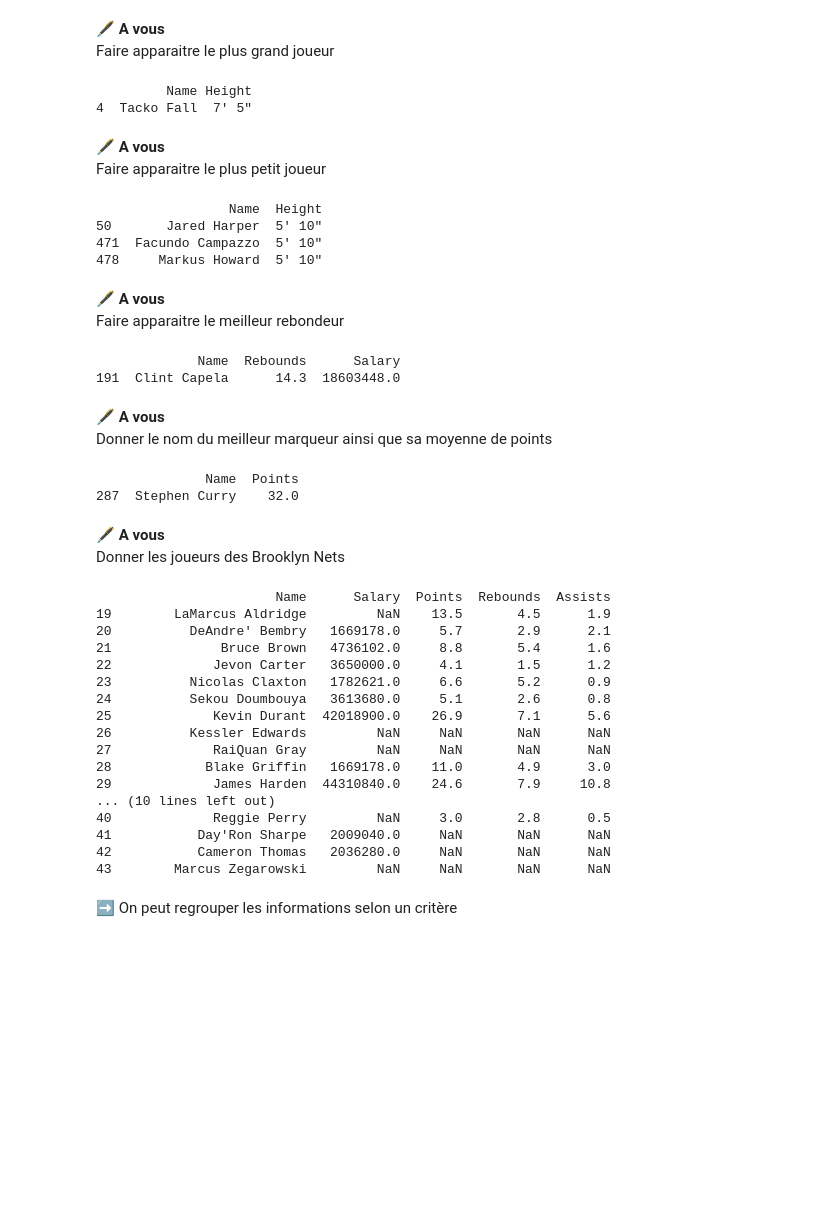
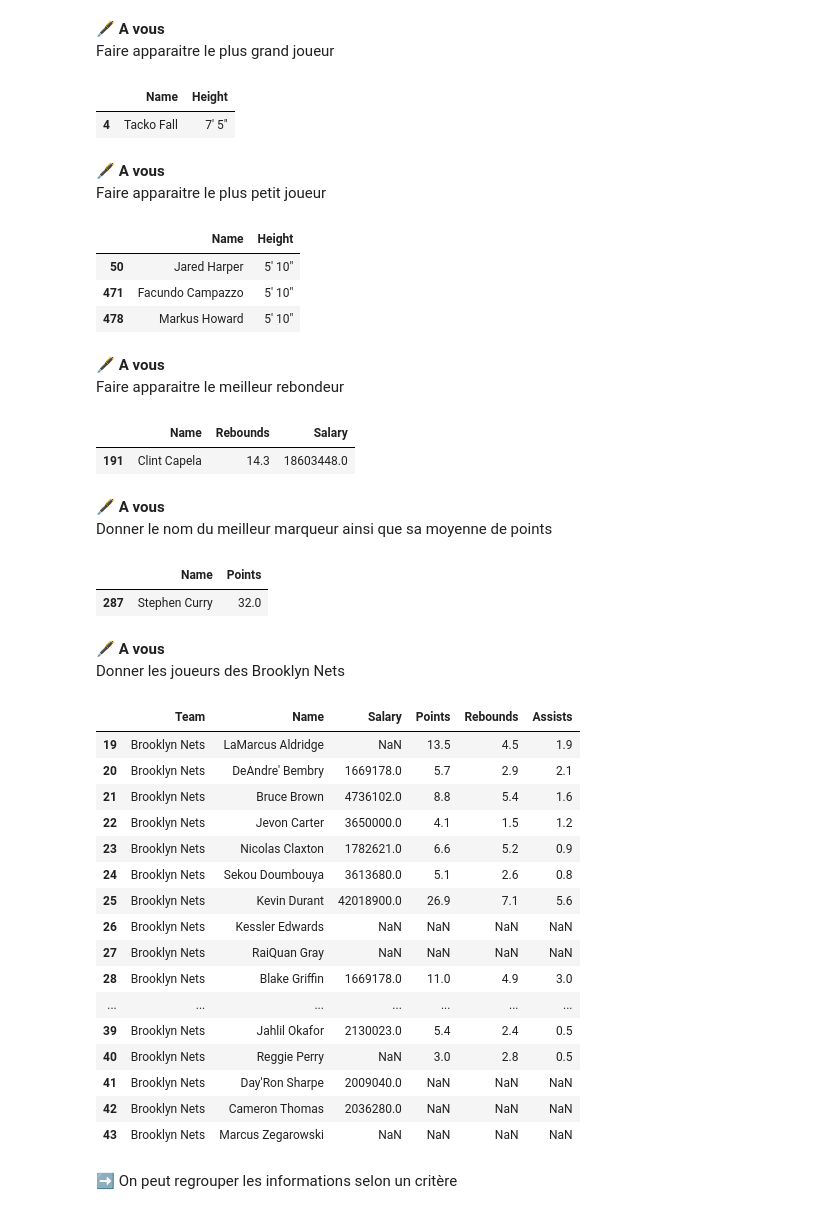
Before and after one commit to nsimeyroneinc/NSI1_2022_2023, a Jupyter notebook: docs/TraitementDonnees/TP20_Prof_Manipulation_fichier_CSV_avec_bibliotheque_Pandas.ipynb, the cells around one changed output. Cells and saved outputs as stored; diff of their text form; code cells hidden in the pictures; blank space fills up the shorter version.

```diff
--- a/docs/TraitementDonnees/TP20_Prof_Manipulation_fichier_CSV_avec_bibliotheque_Pandas.ipynb
+++ b/docs/TraitementDonnees/TP20_Prof_Manipulation_fichier_CSV_avec_bibliotheque_Pandas.ipynb
@@ -384,64 +382,59 @@ Name: 64, dtype: object
 **&#x1F58B; A vous**
 Faire apparaitre le plus grand joueur
 # %%
-result = df[df["Height"].max() == df["Height"]][["Name","Height"]].iloc[:]  # 0 signifie qu'on affiche le premier joueur correspondant à la condition
-print(result)
+df[df["Height"].max() == df["Height"]][["Name","Height"]].iloc[:]  # 0 signifie qu'on affiche le premier joueur correspondant à la condition
 # %% [output]
-         Name Height
-4  Tacko Fall  7' 5"
+|  | Name | Height |
+| 4 | Tacko Fall | 7' 5" |
 # %% [markdown]
 **&#x1F58B; A vous**
 Faire apparaitre le plus petit joueur
 # %%
-result = df[df["Height"].min() == df["Height"]][["Name","Height"]].iloc[:]  # 0 signifie qu'on affiche le premier joueur correspondant à la condition
-print(result)
+df[df["Height"].min() == df["Height"]][["Name","Height"]].iloc[:]  # 0 signifie qu'on affiche le premier joueur correspondant à la condition
 # %% [output]
-                 Name  Height
-50       Jared Harper  5' 10"
-471  Facundo Campazzo  5' 10"
-478     Markus Howard  5' 10"
+|  | Name | Height |
+| 50 | Jared Harper | 5' 10" |
+| 471 | Facundo Campazzo | 5' 10" |
+| 478 | Markus Howard | 5' 10" |
 # %% [markdown]
 **&#x1F58B; A vous**
 Faire apparaitre le meilleur rebondeur
 # %%
-result = df[df["Rebounds"].max() == df["Rebounds"]][["Name","Rebounds",'Salary']].iloc[:]  # 0 signifie qu'on affiche le premier joueur correspondant à la condition
-print(result)
+df[df["Rebounds"].max() == df["Rebounds"]][["Name","Rebounds",'Salary']].iloc[:]  # 0 signifie qu'on affiche le premier joueur correspondant à la condition
 # %% [output]
-             Name  Rebounds      Salary
-191  Clint Capela      14.3  18603448.0
+|  | Name | Rebounds | Salary |
+| 191 | Clint Capela | 14.3 | 18603448.0 |
 # %% [markdown]
 **&#x1F58B; A vous**
 Donner le nom du meilleur marqueur ainsi que sa moyenne de points
 # %%
-result = df[df["Points"].max() == df["Points"]][["Name","Points"]].iloc[:]  # 0 signifie qu'on affiche le premier joueur correspondant à la condition
-print(result)
+df[df["Points"].max() == df["Points"]][["Name","Points"]].iloc[:]  # 0 signifie qu'on affiche le premier joueur correspondant à la condition
 # %% [output]
-              Name  Points
-287  Stephen Curry    32.0
+|  | Name | Points |
+| 287 | Stephen Curry | 32.0 |
 # %% [markdown]
 **&#x1F58B; A vous**
 Donner les joueurs des Brooklyn Nets
 # %%
-result = df[df["Team"] == "Brooklyn Nets"][["Name","Salary",'Points','Rebounds','Assists']].iloc[:]  # 0 signifie qu'on affiche le premier joueur correspondant à la condition
-print(result)
+df[df["Team"] == "Brooklyn Nets"][["Team","Name","Salary",'Points','Rebounds','Assists']].iloc[:]
 # %% [output]
-                       Name      Salary  Points  Rebounds  Assists
-19        LaMarcus Aldridge         NaN    13.5       4.5      1.9
-20          DeAndre' Bembry   1669178.0     5.7       2.9      2.1
-21              Bruce Brown   4736102.0     8.8       5.4      1.6
-22             Jevon Carter   3650000.0     4.1       1.5      1.2
-23          Nicolas Claxton   1782621.0     6.6       5.2      0.9
-24          Sekou Doumbouya   3613680.0     5.1       2.6      0.8
-25             Kevin Durant  42018900.0    26.9       7.1      5.6
-26          Kessler Edwards         NaN     NaN       NaN      NaN
-27             RaiQuan Gray         NaN     NaN       NaN      NaN
-28            Blake Griffin   1669178.0    11.0       4.9      3.0
-29             James Harden  44310840.0    24.6       7.9     10.8
-... (10 lines left out)
-40             Reggie Perry         NaN     3.0       2.8      0.5
-41           Day'Ron Sharpe   2009040.0     NaN       NaN      NaN
-42           Cameron Thomas   2036280.0     NaN       NaN      NaN
-43        Marcus Zegarowski         NaN     NaN       NaN      NaN
+|  | Team | Name | Salary | Points | Rebounds | Assists |
+| 19 | Brooklyn Nets | LaMarcus Aldridge | NaN | 13.5 | 4.5 | 1.9 |
+| 20 | Brooklyn Nets | DeAndre' Bembry | 1669178.0 | 5.7 | 2.9 | 2.1 |
+| 21 | Brooklyn Nets | Bruce Brown | 4736102.0 | 8.8 | 5.4 | 1.6 |
+| 22 | Brooklyn Nets | Jevon Carter | 3650000.0 | 4.1 | 1.5 | 1.2 |
+| 23 | Brooklyn Nets | Nicolas Claxton | 1782621.0 | 6.6 | 5.2 | 0.9 |
+| 24 | Brooklyn Nets | Sekou Doumbouya | 3613680.0 | 5.1 | 2.6 | 0.8 |
+| 25 | Brooklyn Nets | Kevin Durant | 42018900.0 | 26.9 | 7.1 | 5.6 |
+| 26 | Brooklyn Nets | Kessler Edwards | NaN | NaN | NaN | NaN |
+| 27 | Brooklyn Nets | RaiQuan Gray | NaN | NaN | NaN | NaN |
+| 28 | Brooklyn Nets | Blake Griffin | 1669178.0 | 11.0 | 4.9 | 3.0 |
+| ... | ... | ... | ... | ... | ... | ... |
+| 39 | Brooklyn Nets | Jahlil Okafor | 2130023.0 | 5.4 | 2.4 | 0.5 |
+| 40 | Brooklyn Nets | Reggie Perry | NaN | 3.0 | 2.8 | 0.5 |
+| 41 | Brooklyn Nets | Day'Ron Sharpe | 2009040.0 | NaN | NaN | NaN |
+| 42 | Brooklyn Nets | Cameron Thomas | 2036280.0 | NaN | NaN | NaN |
+| 43 | Brooklyn Nets | Marcus Zegarowski | NaN | NaN | NaN | NaN |
 # %% [markdown]
 &#x27A1;  On peut regrouper les informations selon un critère
 # %%
```
Also changed, not shown: parts of 6 cells of this notebook, 3 other files.
